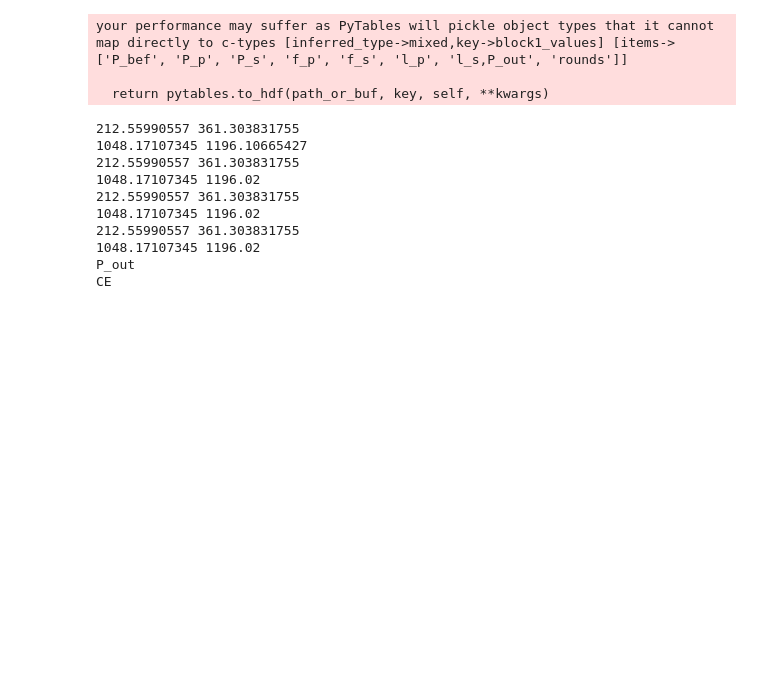
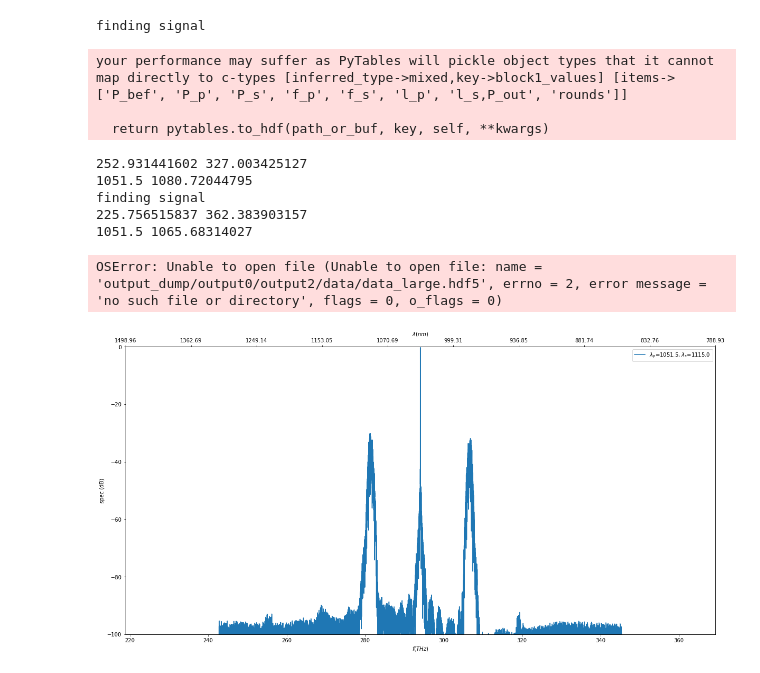
Before and after one commit to ibegleris/w-fopo, a Jupyter notebook: Conversion_efficiency_post_proc.ipynb, the cells around one changed output. Saved outputs shown, nothing was run; the diff lists cells and outputs as text; code cells hidden in the pictures; blank space fills up the shorter version.

```diff
--- a/Conversion_efficiency_post_proc.ipynb
+++ b/Conversion_efficiency_post_proc.ipynb
@@ -269,7 +274,7 @@ def contor_plot(CE,fmin = None,fmax = None,  rounds = None,filename = None):
     low_values_indices = z < -60  # Where values are low
     z[low_values_indices] = -60  # All low values set to 0
     fig = plt.figure(figsize=(20,10))
-    plt.contourf(x,y, z,np.arange(-60,np.max(CE.U_large_norm),0.2), extend = 'min',cmap=plt.cm.jet)
+    plt.contourf(x,y, z,np.arange(-60,np.max(CE.U_large_norm),1), extend = 'min',cmap=plt.cm.jet)
     plt.xlabel(r'$rounds$')
     plt.ylim(fmin,fmax)
     #plt.xlim(0,200)
@@ -295,3 +300,36 @@ which = 'output_dump_pump_wavelengths'
 #which = 'output_dump/'#_pump_powers'
 which_l = 'output_dump/output'
 #which_l = 'output'
+# %%
+def final_1D_spec(ii,specs):
+    filename = 'spectrum_fopo_final'
+    fig = plt.figure(figsize=(20,10))
+    #fig = plt.figure()
+    ax1 = fig.add_subplot(111)
+    ax2 = ax1.twiny()
+
+    ax1.plot(specs.fv, specs.spec_s, label = r'$\lambda_p$='+str(specs.l_p)+r', $\lambda_s $='+str(specs.l_s))
+
+    ax1.set_xlabel(r'$f (THz)$')
+    ax1.set_ylabel(r'spec (dB)')
+    #ax1.set_xticks(np.arange(min(specs.fv), max(specs.fv)+1, 10))
+    ax1.set_ylim(260,320)
+    new_tick_locations = ax1.get_xticks()
+
+    def tick_function(X):
+        l = 1e-3*c/X
+        return ["%.2f" % z for z in l]
+    ax1.set_ylim(-100,0)
+    ax2.set_xlim(ax1.get_xlim())
+    ax2.set_xticks(new_tick_locations)
+    ax2.set_xticklabels(tick_function(new_tick_locations))
+    ax2.set_xlabel(r"$\lambda (nm)$")
+    #plt.show()
+    ax1.legend()
+    plt.savefig(filename+str(ii)+'.png', bbox_inches = 'tight')
+    #plt.show()
+
+    pl.dump(fig,open(filename+str(ii)+'.pickle','wb'))
+    #plt.close('all')
+    #sys.exit()
+    return None
@@ -298,50 +338,49 @@ which_l = 'output_dump/output'
 # %%
 for ii in range(1):
     ii = str(ii)
     which = which_l+ ii
     os.system('rm output_final/CE.hdf5 output_final/CE_std.hdf5')
     lami_vec = []
     lamp_vec = []
     specs_large = []
-    for i in range(4):
+    for i in range(3):
         CE = Conversion_efficiency(1,possition = '2', filename = 'data_large',filepath = which+'/output'+str(i)+'/data/')
         fmin,fmax,rounds  = 310,330,None#np.min(CE.fv),np.max(CE.fv),None
         fmin,fmax,rounds = None, None, None
         fmin,fmax,rounds = np.min(CE.fv),np.max(CE.fv), None
 
         #(np.min(CE.fv)+np.max(CE.fv))/2 +10
         lami_vec.append(CE.lami)
         specs_large.append(CE)
         lamp_vec.append(CE.lamp)
         #contor_plot(CE,fmin,fmax,rounds,filename= str(ii)+'_'+str(i))
         CE.P_out_round(filesave = str(ii)+'_'+str(i))
         CE.P_out_round_casc(filesave = str(ii)+'_'+str(i))
-        rounds = 250
+        #rounds = 16000
         contor_plot(CE,fmin,fmax,rounds,filename= str(ii)+'_'+str(i))
+        final_1D_spec(i,CE)
         print(1e-3*c/CE.f_p, CE.lami)
     var1, var2 = 'P_bef', 'P_out'
     os.system('mkdir output_final/'+ii)
-    for var1,var2 in (('P_bef', 'P_out'), ('P_p', 'CE')):
+    for var1,var2 in (('l_s', 'P_out'), ('l_s', 'CE')):
         print(var2)
         CE.plot_CE(var1, var2,filesave = 'output_final/'+ii+'/'+var2+str(ii))
 
     os.system('mv *png output_final/'+ii)
     os.system('mv *pickle output_final/'+ii)
 # %% [output]
-your performance may suffer as PyTables will pickle object types that it cannot
-map directly to c-types [inferred_type->mixed,key->block1_values] [items->['P_bef', 'P_p', 'P_s', 'f_p', 'f_s', 'l_p', 'l_s,P_out', 'rounds']]
-
-  return pytables.to_hdf(path_or_buf, key, self, **kwargs)
+finding signal
-212.55990557 361.303831755
-1048.17107345 1196.10665427
-212.55990557 361.303831755
-1048.17107345 1196.02
-212.55990557 361.303831755
-1048.17107345 1196.02
-212.55990557 361.303831755
-1048.17107345 1196.02
-P_out
-CE
+your performance may suffer as PyTables will pickle object types that it cannot
+map directly to c-types [inferred_type->mixed,key->block1_values] [items->['P_bef', 'P_p', 'P_s', 'f_p', 'f_s', 'l_p', 'l_s,P_out', 'rounds']]
+
+  return pytables.to_hdf(path_or_buf, key, self, **kwargs)
+252.931441602 327.003425127
+1051.5 1080.72044795
+finding signal
+225.756515837 362.383903157
+1051.5 1065.68314027
+OSError: Unable to open file (Unable to open file: name = 'output_dump/output0/output2/data/data_large.hdf5', errno = 2, error message = 'no such file or directory', flags = 0, o_flags = 0)
+[figure, added]
 # %%
 import os
 ii = str(0)
```
Also changed, not shown: parts of 22 cells of this notebook, 15 other files.
